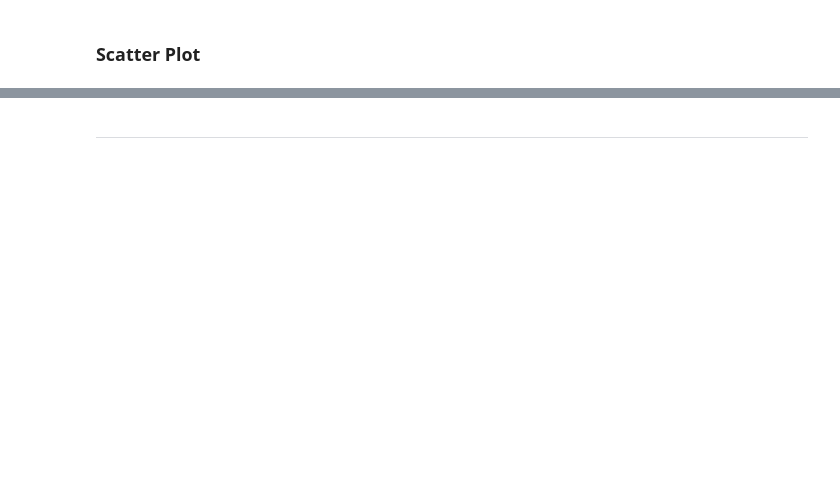
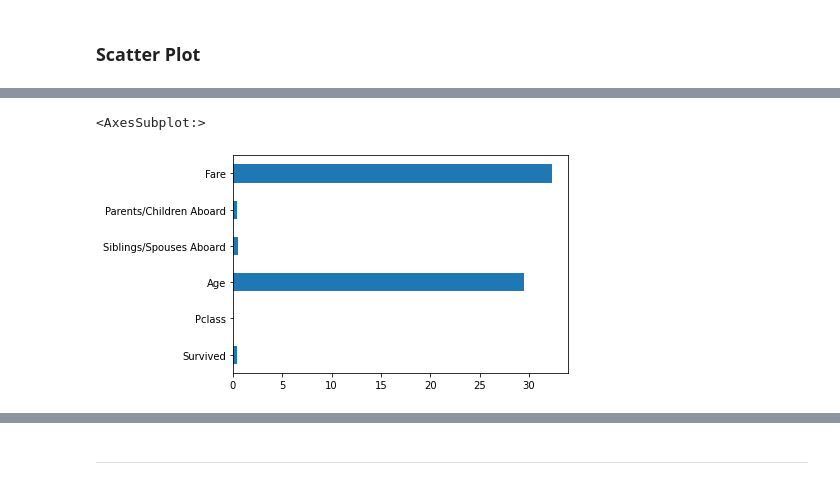
Before and after one commit to davidwhitemsm/cookbooks, a Jupyter notebook: exploratory_data_analysis_with_python_cookbook.ipynb, the cells around one changed output, grey strips where cells are left out. Cells and saved outputs as stored; diff of their text form; code cells hidden in the pictures; blank space fills up the shorter version.

```diff
--- a/exploratory_data_analysis_with_python_cookbook.ipynb
+++ b/exploratory_data_analysis_with_python_cookbook.ipynb
@@ -696,2 +699,5 @@ df_c2['establishment_record_establishment_borough'].value_counts().plot(kind='ba
 # %%
-df_a.mean().plot(kind='barh')
+df.mean().plot(kind='barh')
+# %% [output]
+<AxesSubplot:>
+[figure, added]
```
Also changed, not shown: parts of 130 cells of this notebook.
